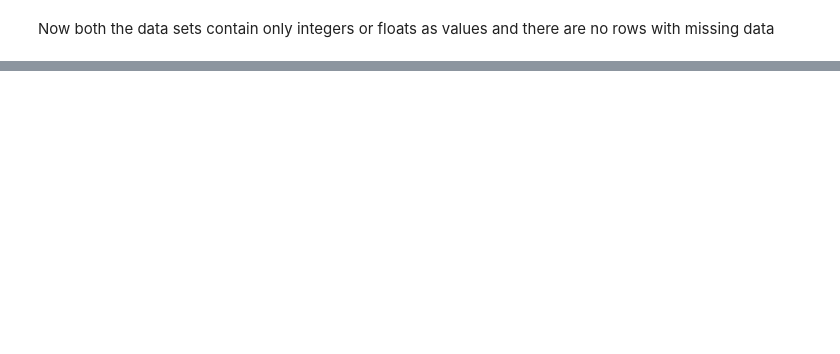
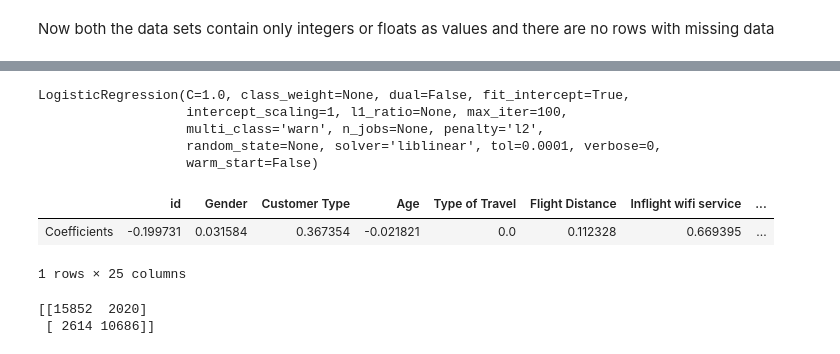
Before and after one commit to hunterray4/MA477, a Jupyter notebook: ma477_project 2_ray.ipynb.ipynb, the cells around one changed output, grey strips where cells are left out. Saved outputs shown, nothing was run; the diff lists cells and outputs as text; code cells hidden in the pictures; blank space fills up the shorter version.

```diff
--- a/ma477_project 2_ray.ipynb.ipynb
+++ b/ma477_project 2_ray.ipynb.ipynb
@@ -379,0 +460,4 @@ ValueError: Wrong number of items passed 26, placement implies 103904
+# %%
+lr_x = x
+lr_y = y
+lr_x_sc = x_sc
@@ -379,0 +476,17 @@ ValueError: Wrong number of items passed 26, placement implies 103904
+# %%
+lr.fit(X_train,y_train)
+# %% [output]
+LogisticRegression(C=1.0, class_weight=None, dual=False, fit_intercept=True,
+                   intercept_scaling=1, l1_ratio=None, max_iter=100,
+                   multi_class='warn', n_jobs=None, penalty='l2',
+                   random_state=None, solver='liblinear', tol=0.0001, verbose=0,
+                   warm_start=False)
+# %%
+#this calculates coeddicients for each variable
+lr_df_coef=pd.DataFrame(lr.coef_,columns=lr_x_sc.columns,index=['Coefficients'])
+# %%
+lr_df_coef
+# %% [output]
+|  | id | Gender | Customer Type | Age | Type of Travel | Flight Distance | Inflight wifi service | ... |
+| Coefficients | -0.199731 | 0.031584 | 0.367354 | -0.021821 | 0.0 | 0.112328 | 0.669395 | ... |
+1 rows × 25 columns
@@ -379,0 +499,5 @@ ValueError: Wrong number of items passed 26, placement implies 103904
+# %%
+print(confusion_matrix(y_test,lr_pred))
+# %% [output]
+[[15852  2020]
+ [ 2614 10686]]
```
Also changed, not shown: parts of 63 cells of this notebook.
